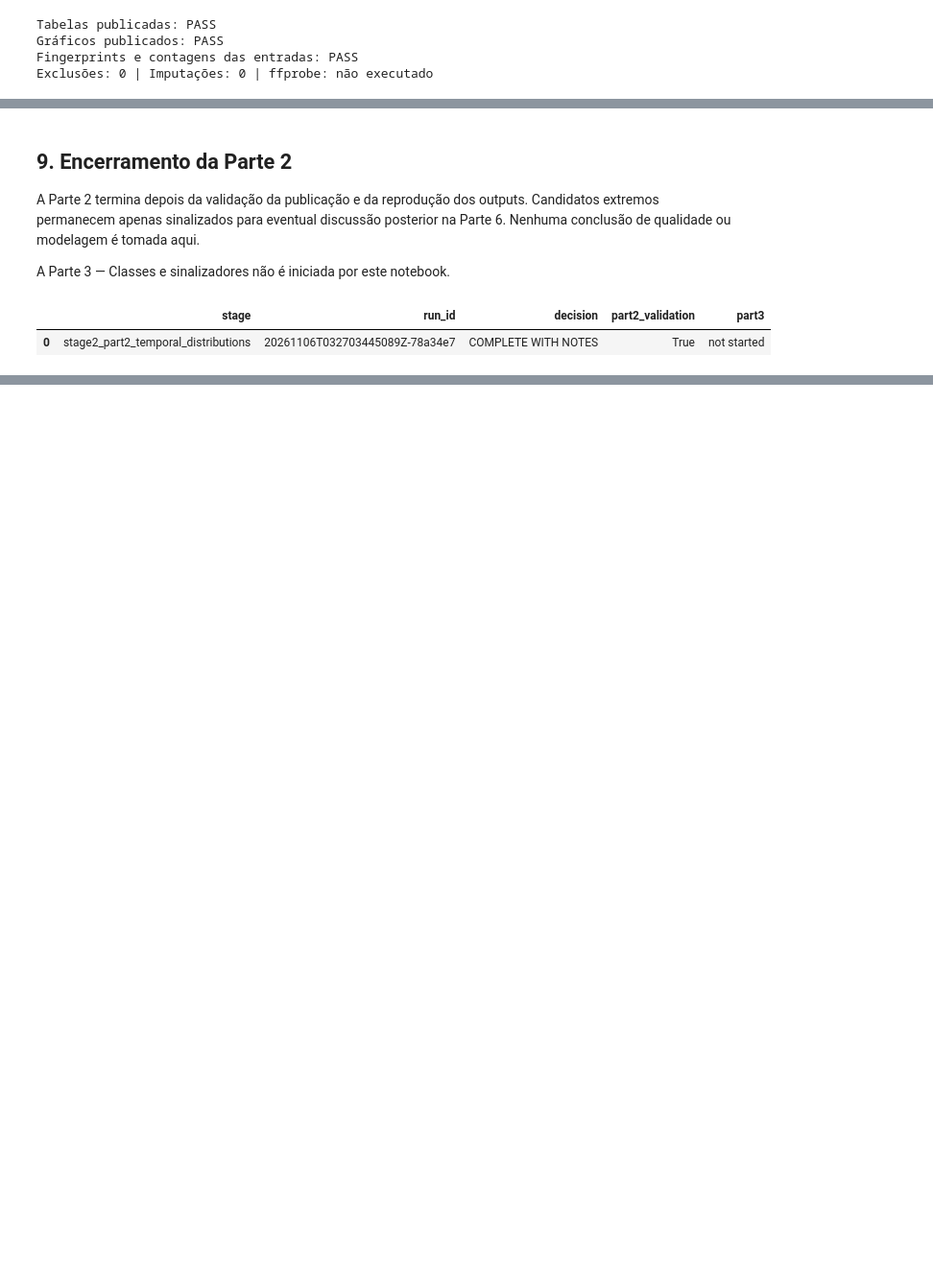
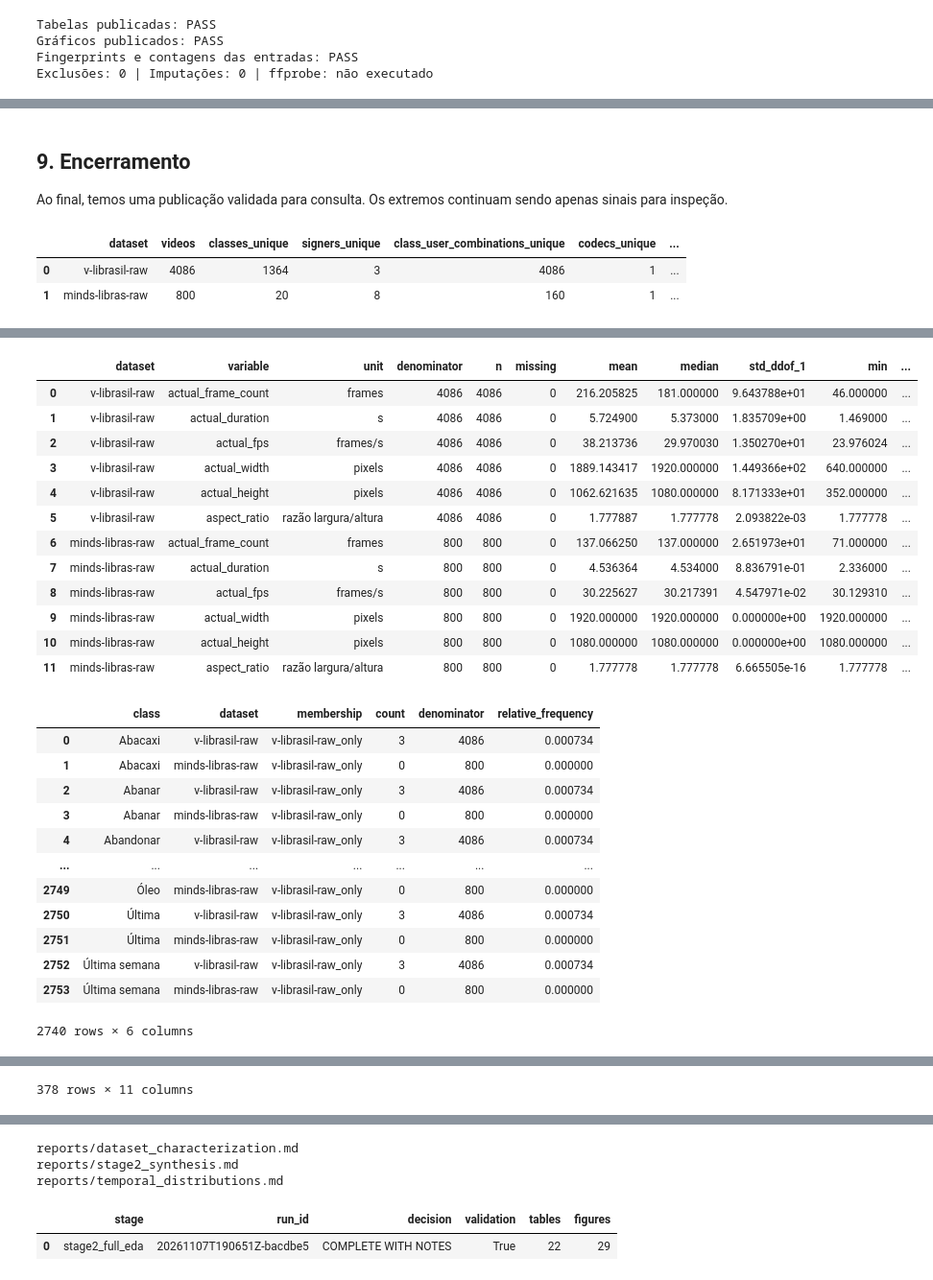
Before and after one commit to michaeldouglas/gloss-free, a Jupyter notebook: app/notebooks/dataset/02_caracterizacao_estatistica_eda.ipynb, the cells around one changed output, grey strips where cells are left out. Shown at 96% size. Drawn from its saved outputs; the diff is of its cells as text; code cells hidden in the pictures; blank space fills up the shorter version.

```diff
--- a/app/notebooks/dataset/02_caracterizacao_estatistica_eda.ipynb
+++ b/app/notebooks/dataset/02_caracterizacao_estatistica_eda.ipynb
@@ -115,13 +94,13 @@ O overview da Parte 1 é exibido como contexto. Ele não é reinterpretado nem u
 # %%
-published = load_published_part2(EDA_ROOT)
+published = load_published_stage2(EDA_ROOT)
 current = published['current']
 execution = published['execution']
-assert current['stage'] == 'stage2_part2_temporal_distributions'
+assert current['stage'] == 'stage2_full_eda'
 assert execution['validation']['all_passed'] is True
 
 print('Current run:', current['run_id'])
 print('Decision:', current['decision'])
-print('Historical Part 1 run:', execution['baseline_part1'].get('run_id'))
+print('Parts:', ', '.join(execution['parts']))
 display(pd.DataFrame(execution['inputs'])[['dataset', 'sha256', 'size_bytes', 'row_count']])
 
 part1_overview = pd.read_csv(EDA_ROOT / 'tables' / 'dataset_overview.csv')
@@ -365,22 +355,40 @@ Contexto preservado da Parte 1: V-LIBRASIL possui 1.364 classes observadas, seis
 | v-librasil-raw   | actual_fps         | frames/s | 4086        | 4086 | 0            | 29.97002997002997  | 29.97002997002997  | 29.97002997002997  | 29.97002997002997  | 59.94005994005994 | 59.94005994005994  | 60.0               | 60.0               |
 | minds-libras-raw | actual_frame_count | frames   | 800         | 800  | 0            | 94.95              | 102.0              | 118.0
 # %% [markdown]
-## 9. Encerramento da Parte 2
+## 9. Encerramento
 
-A Parte 2 termina depois da validação da publicação e da reprodução dos outputs. Candidatos extremos permanecem apenas sinalizados para eventual discussão posterior na Parte 6. Nenhuma conclusão de qualidade ou modelagem é tomada aqui.
-
-A Parte 3 — Classes e sinalizadores não é iniciada por este notebook.
+Ao final, temos uma publicação validada para consulta. Os extremos continuam sendo apenas sinais para inspeção.
 # %%
+published_tables = {
+    Path(path).stem: pd.read_csv(EDA_ROOT / path)
+    for path in current['tables']
+}
+required_tables = {
+    'dataset_overview', 'class_coverage', 'technical_distribution_statistics',
+    'comparison_numeric', 'comparison_classes', 'outlier_flags', 'evidence_map',
+}
+assert required_tables <= set(published_tables)
+display(published_tables['dataset_overview'])
+display(published_tables['technical_distribution_statistics'])
+display(published_tables['comparison_numeric'])
+display(published_tables['comparison_classes'].query("membership != 'shared'"))
+display(published_tables['outlier_flags'])
+display(published_tables['evidence_map'])
+
+for report in current['reports']:
+    print(report)
+
 final_status = pd.DataFrame([{
     'stage': current['stage'],
     'run_id': current['run_id'],
     'decision': current['decision'],
-    'part2_validation': execution['validation']['all_passed'],
-    'part3': 'not started',
+    'validation': execution['validation']['all_passed'],
+    'tables': len(current['tables']),
+    'figures': len(current['figures']),
 }])
 display(final_status)
-assert bool(final_status.loc[0, 'part2_validation']) is True
-assert final_status.loc[0, 'part3'] == 'not started'
+assert bool(final_status.loc[0, 'validation']) is True
 # %% [output]
-|  | stage | run_id | decision | part2_validation | part3 |
-| 0 | stage2_part2_temporal_distributions | 20261106T032703445089Z-78a34e7 | COMPLETE WITH NOTES | True | not started |
+|  | dataset | videos | classes_unique | signers_unique | class_user_combinations_unique | codecs_unique | ... |
+| 0 | v-librasil-raw | 4086 | 1364 | 3 | 4086 | 1 | ... |
+| 1 | minds-libras-raw | 800 | 20 | 8 | 160 | 1 | ... |
@@ -386,0 +404,26 @@ assert final_status.loc[0, 'part3'] == 'not started'
+|  | dataset | variable | unit | denominator | n | missing | mean | median | std_ddof_1 | min | ... |
+| 0 | v-librasil-raw | actual_frame_count | frames | 4086 | 4086 | 0 | 216.205825 | 181.000000 | 9.643788e+01 | 46.000000 | ... |
+| 1 | v-librasil-raw | actual_duration | s | 4086 | 4086 | 0 | 5.724900 | 5.373000 | 1.835709e+00 | 1.469000 | ... |
+| 2 | v-librasil-raw | actual_fps | frames/s | 4086 | 4086 | 0 | 38.213736 | 29.970030 | 1.350270e+01 | 23.976024 | ... |
+| 3 | v-librasil-raw | actual_width | pixels | 4086 | 4086 | 0 | 1889.143417 | 1920.000000 | 1.449366e+02 | 640.000000 | ... |
+| 4 | v-librasil-raw | actual_height | pixels | 4086 | 4086 | 0 | 1062.621635 | 1080.000000 | 8.171333e+01 | 352.000000 | ... |
+| 5 | v-librasil-raw | aspect_ratio | razão largura/altura | 4086 | 4086 | 0 | 1.777887 | 1.777778 | 2.093822e-03 | 1.777778 | ... |
+| 6 | minds-libras-raw | actual_frame_count | frames | 800 | 800 | 0 | 137.066250 | 137.000000 | 2.651973e+01 | 71.000000 | ... |
+| 7 | minds-libras-raw | actual_duration | s | 800 | 800 | 0 | 4.536364 | 4.534000 | 8.836791e-01 | 2.336000 | ... |
+| 8 | minds-libras-raw | actual_fps | frames/s | 800 | 800 | 0 | 30.225627 | 30.217391 | 4.547971e-02 | 30.129310 | ... |
+| 9 | minds-libras-raw | actual_width | pixels | 800 | 800 | 0 | 1920.000000 | 1920.000000 | 0.000000e+00 | 1920.000000 | ... |
+| 10 | minds-libras-raw | actual_height | pixels | 800 | 800 | 0 | 1080.000000 | 1080.000000 | 0.000000e+00 | 1080.000000 | ... |
+| 11 | minds-libras-raw | aspect_ratio | razão largura/altura | 800 | 800 | 0 | 1.777778 | 1.777778 | 6.665505e-16 | 1.777778 | ... |
+|  | class | dataset | membership | count | denominator | relative_frequency |
+| 0 | Abacaxi | v-librasil-raw | v-librasil-raw_only | 3 | 4086 | 0.000734 |
+| 1 | Abacaxi | minds-libras-raw | v-librasil-raw_only | 0 | 800 | 0.000000 |
+| 2 | Abanar | v-librasil-raw | v-librasil-raw_only | 3 | 4086 | 0.000734 |
+| 3 | Abanar | minds-libras-raw | v-librasil-raw_only | 0 | 800 | 0.000000 |
+| 4 | Abandonar | v-librasil-raw | v-librasil-raw_only | 3 | 4086 | 0.000734 |
+| ... | ... | ... | ... | ... | ... | ... |
+| 2749 | Óleo | minds-libras-raw | v-librasil-raw_only | 0 | 800 | 0.000000 |
+| 2750 | Última | v-librasil-raw | v-librasil-raw_only | 3 | 4086 | 0.000734 |
+| 2751 | Última | minds-libras-raw | v-librasil-raw_only | 0 | 800 | 0.000000 |
+| 2752 | Última semana | v-librasil-raw | v-librasil-raw_only | 3 | 4086 | 0.000734 |
+| 2753 | Última semana | minds-libras-raw | v-librasil-raw_only | 0 | 800 | 0.000000 |
+2740 rows × 6 columns
@@ -386,0 +442 @@ assert final_status.loc[0, 'part3'] == 'not started'
+378 rows × 11 columns
@@ -386,0 +450,5 @@ assert final_status.loc[0, 'part3'] == 'not started'
+reports/dataset_characterization.md
+reports/stage2_synthesis.md
+reports/temporal_distributions.md
+|  | stage | run_id | decision | validation | tables | figures |
+| 0 | stage2_full_eda | 20261107T190651Z-bacdbe5 | COMPLETE WITH NOTES | True | 22 | 29 |
```
Also changed, not shown: parts of 16 cells of this notebook, 40 other files.
